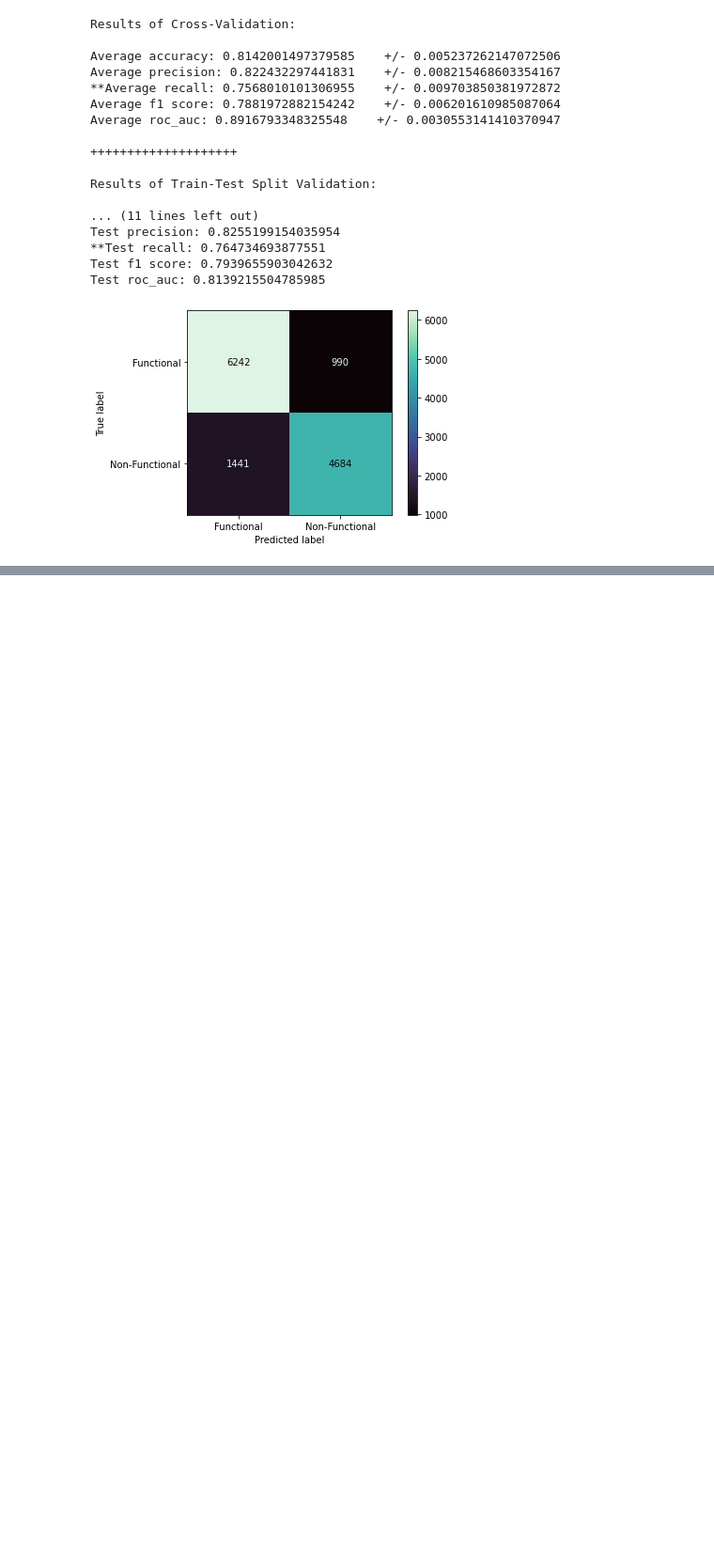
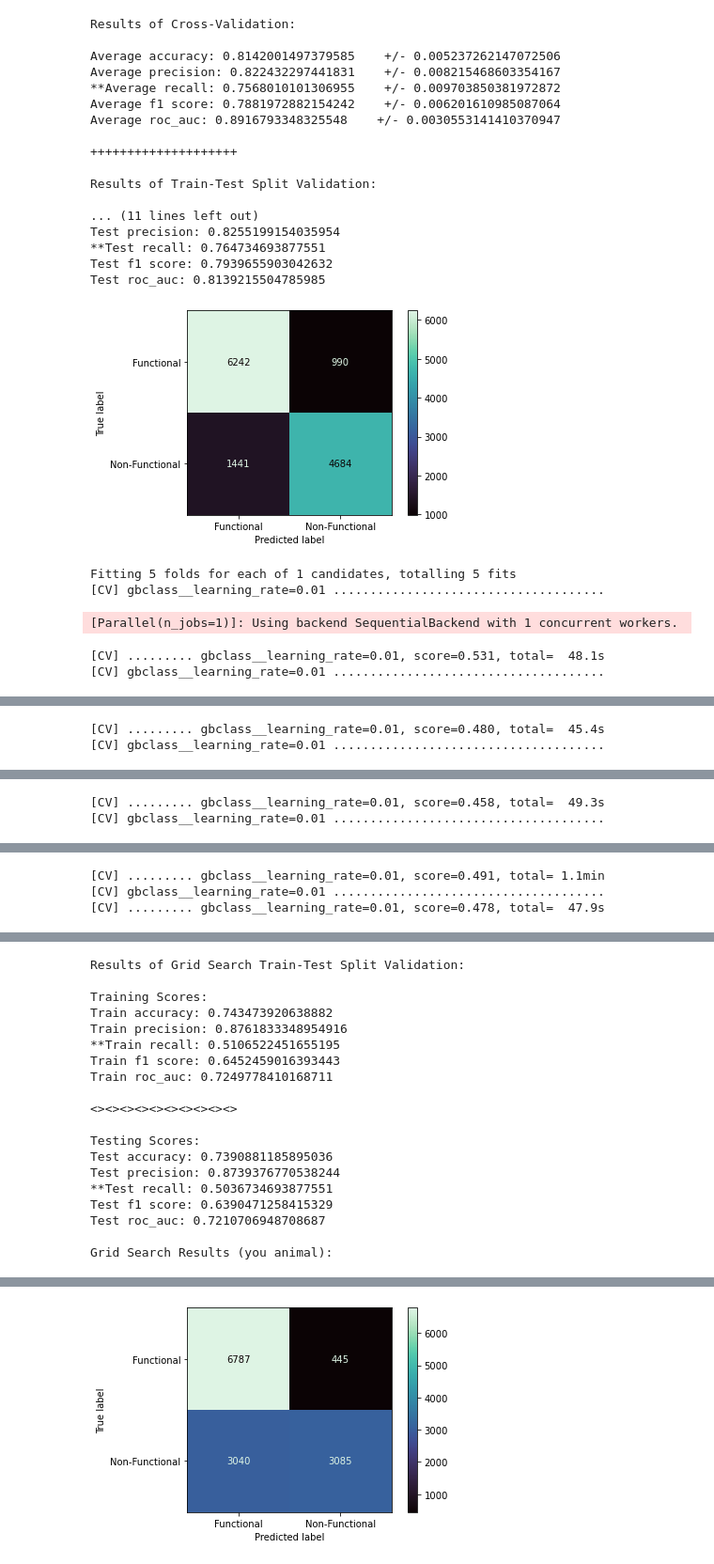
Before and after one commit to NicholasIndorf/TanzanianWaterWells, a Jupyter notebook: notebooks/Nick/Modeling.ipynb, the cells around one changed output, grey strips where cells are left out. Shown: that part at 94% size. Cells and saved outputs as stored; diff of their text form; code cells hidden in the pictures; blank space fills up the shorter version.

Commit message:
added functionality to evaluate and more modeling

```diff
--- a/notebooks/Nick/Modeling.ipynb
+++ b/notebooks/Nick/Modeling.ipynb
@@ -135,7 +166,7 @@ all_cat_col_pipe = Pipeline(steps = [
     ('catboost', CatBoostEncoder(random_state=396))
 ])
 # %%
-preprocessor1 = ColumnTransformer(transformers=[
+preprocessor = ColumnTransformer(transformers=[
     ('numeric', num_col_pipe, num_cols),
     ('small_cat', sm_cat_col_pipe, sm_cat_cols),
     ('large_cat', lg_cat_col_pipe, lg_cat_cols )
@@ -143,7 +174,7 @@ preprocessor1 = ColumnTransformer(transformers=[
 
 preprocessor2 = ColumnTransformer(transformers=[
     ('numeric', num_col_pipe, num_cols),
-    ('cat', all_cat_col_pipe, [*sm_cat_cols, *lg_cat_cols]),
+    ('cat', all_cat_col_pipe, [*sm_cat_cols, *lg_cat_cols])
 ])
 # %% [markdown]
 ## Stupid Dummy Idiot Model
@@ -317,3 +348,28 @@ Test precision: 0.8255199154035954
 Test f1 score: 0.7939655903042632
 Test roc_auc: 0.8139215504785985
 [figure]
+# %%
+# Gradient Boost
+# using CatBoost Encoding
+# grid search!
+# ~5min (before grid search madness)
+
+grid = {'gbclass__learning_rate': [0.01]}
+
+gb2 = Pipeline(steps=[
+    ('preprocessor2', preprocessor2),
+    ('gbclass', GradientBoostingClassifier())
+])
+
+gb2gs = GridSearchCV(rf2, param_grid = grid,
+                     scoring = 'recall',
+                     cv = 5,
+                     verbose = 4)
+
+evaluate(gb2gs, X_train, X_test, y_train, y_test, cv=5, grid_search=True)
+# %% [output]
+Fitting 5 folds for each of 1 candidates, totalling 5 fits
+[CV] gbclass__learning_rate=0.01 .....................................
+[Parallel(n_jobs=1)]: Using backend SequentialBackend with 1 concurrent workers.
+[CV] ......... gbclass__learning_rate=0.01, score=0.531, total=  48.1s
+[CV] gbclass__learning_rate=0.01 .....................................
@@ -319,0 +377,2 @@ Test roc_auc: 0.8139215504785985
+[CV] ......... gbclass__learning_rate=0.01, score=0.480, total=  45.4s
+[CV] gbclass__learning_rate=0.01 .....................................
@@ -319,0 +380,2 @@ Test roc_auc: 0.8139215504785985
+[CV] ......... gbclass__learning_rate=0.01, score=0.458, total=  49.3s
+[CV] gbclass__learning_rate=0.01 .....................................
@@ -319,0 +383,3 @@ Test roc_auc: 0.8139215504785985
+[CV] ......... gbclass__learning_rate=0.01, score=0.491, total= 1.1min
+[CV] gbclass__learning_rate=0.01 .....................................
+[CV] ......... gbclass__learning_rate=0.01, score=0.478, total=  47.9s
@@ -319,0 +387,19 @@ Test roc_auc: 0.8139215504785985
+Results of Grid Search Train-Test Split Validation:
+
+Training Scores:
+Train accuracy: 0.743473920638882
+Train precision: 0.8761833348954916
+**Train recall: 0.5106522451655195
+Train f1 score: 0.6452459016393443
+Train roc_auc: 0.7249778410168711
+
+<><><><><><><><><><>
+
+Testing Scores:
+Test accuracy: 0.7390881185895036
+Test precision: 0.8739376770538244
+**Test recall: 0.5036734693877551
+Test f1 score: 0.6390471258415329
+Test roc_auc: 0.7210706948708687
+
+Grid Search Results (you animal):
@@ -320,3 +408,4 @@ Test roc_auc: 0.8139215504785985
+[figure, added]
 # %%
 test_dict = {'dec_tree':KNeighborsClassifier(), 'lr':LogisticRegression()}
 
```
Also changed, not shown: parts of 4 cells of this notebook.
